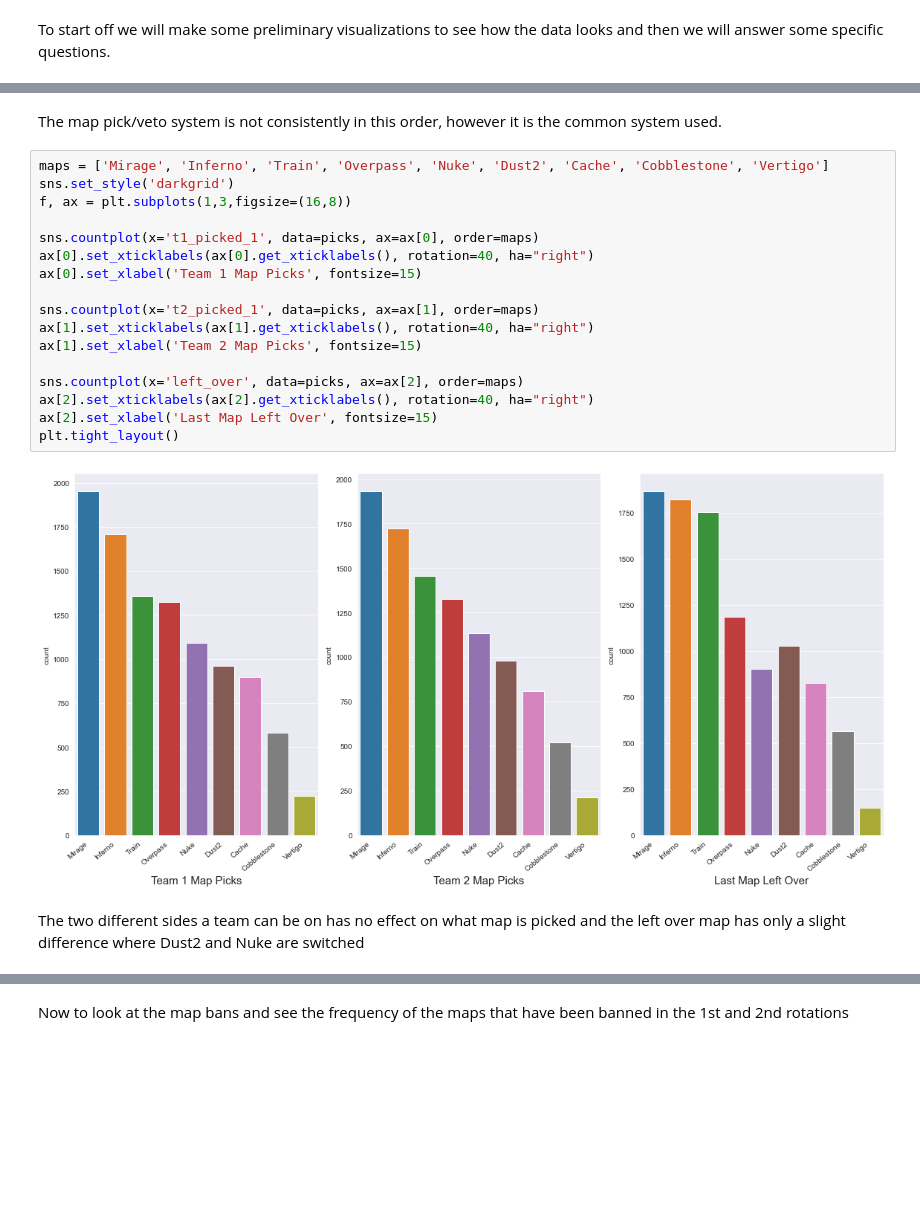
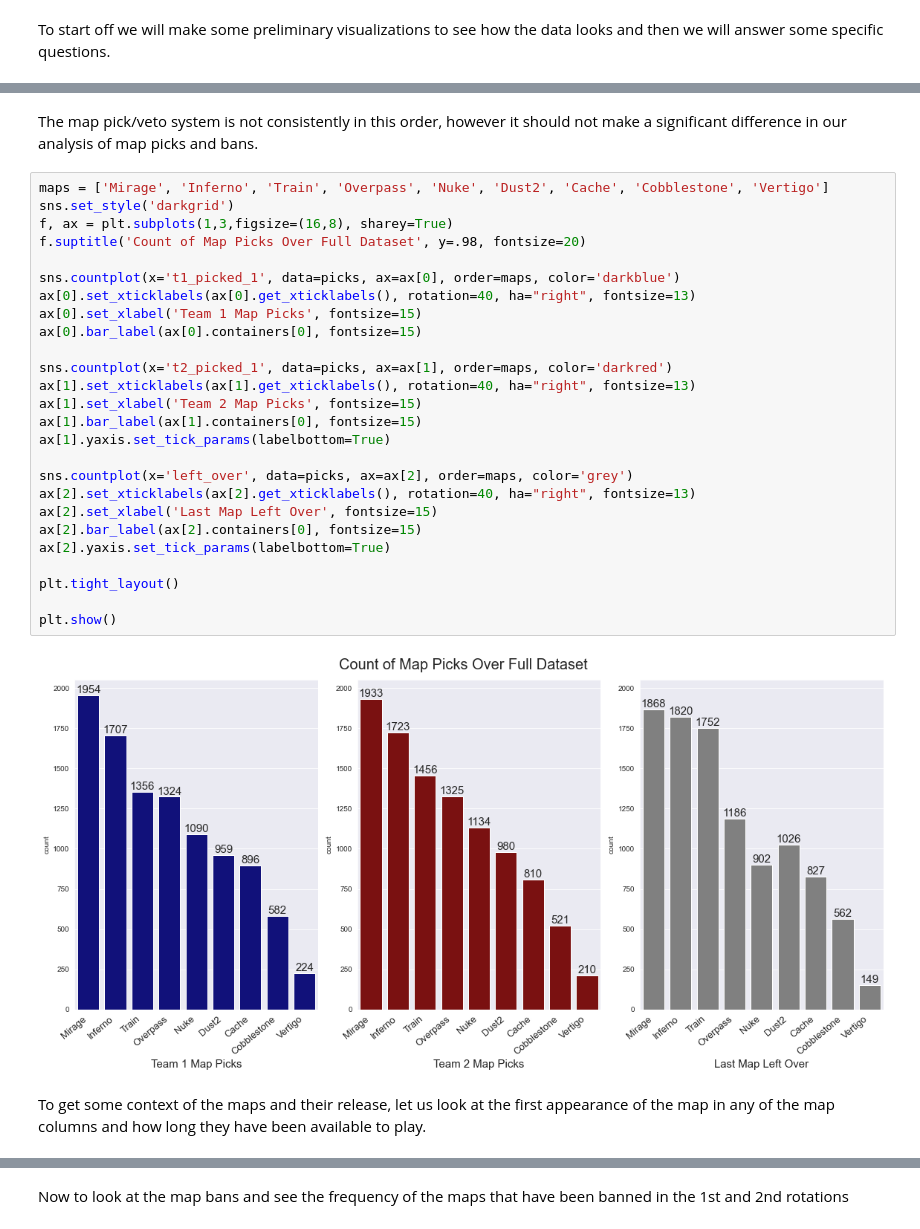
Before and after one commit to tahashahab/competitive_csgo, a Jupyter notebook: csgo_picks.ipynb, the cells around one changed output, grey strips where cells are left out. Drawn from its saved outputs; the diff is of its cells as text; blank space fills up the shorter version.

```diff
--- a/csgo_picks.ipynb
+++ b/csgo_picks.ipynb
@@ -107,23 +110,32 @@ To start off we will make some preliminary visualizations to see how the data lo
 # %% [markdown]
-The map pick/veto system is not consistently in this order, however it is the common system used.
+The map pick/veto system is not consistently in this order, however it should not make a significant difference in our analysis of map picks and bans.
 # %%
 maps = ['Mirage', 'Inferno', 'Train', 'Overpass', 'Nuke', 'Dust2', 'Cache', 'Cobblestone', 'Vertigo']
 sns.set_style('darkgrid')
-f, ax = plt.subplots(1,3,figsize=(16,8))
+f, ax = plt.subplots(1,3,figsize=(16,8), sharey=True)
+f.suptitle('Count of Map Picks Over Full Dataset', y=.98, fontsize=20)
 
-sns.countplot(x='t1_picked_1', data=picks, ax=ax[0], order=maps)
-ax[0].set_xticklabels(ax[0].get_xticklabels(), rotation=40, ha="right")
+sns.countplot(x='t1_picked_1', data=picks, ax=ax[0], order=maps, color='darkblue')
+ax[0].set_xticklabels(ax[0].get_xticklabels(), rotation=40, ha="right", fontsize=13)
 ax[0].set_xlabel('Team 1 Map Picks', fontsize=15)
+ax[0].bar_label(ax[0].containers[0], fontsize=15)
 
-sns.countplot(x='t2_picked_1', data=picks, ax=ax[1], order=maps)
-ax[1].set_xticklabels(ax[1].get_xticklabels(), rotation=40, ha="right")
+sns.countplot(x='t2_picked_1', data=picks, ax=ax[1], order=maps, color='darkred')
+ax[1].set_xticklabels(ax[1].get_xticklabels(), rotation=40, ha="right", fontsize=13)
 ax[1].set_xlabel('Team 2 Map Picks', fontsize=15)
+ax[1].bar_label(ax[1].containers[0], fontsize=15)
+ax[1].yaxis.set_tick_params(labelbottom=True)
 
-sns.countplot(x='left_over', data=picks, ax=ax[2], order=maps)
-ax[2].set_xticklabels(ax[2].get_xticklabels(), rotation=40, ha="right")
+sns.countplot(x='left_over', data=picks, ax=ax[2], order=maps, color='grey')
+ax[2].set_xticklabels(ax[2].get_xticklabels(), rotation=40, ha="right", fontsize=13)
 ax[2].set_xlabel('Last Map Left Over', fontsize=15)
+ax[2].bar_label(ax[2].containers[0], fontsize=15)
+ax[2].yaxis.set_tick_params(labelbottom=True)
+
 plt.tight_layout()
+
+plt.show()
 # %% [output]
-[figure, old version]
+[figure, new version]
-# %% [markdown]
-The two different sides a team can be on has no effect on what map is picked and the left over map has only a slight difference where Dust2 and Nuke are switched
+# %% [markdown]
+To get some context of the maps and their release, let us look at the first appearance of the map in any of the map columns and how long they have been available to play.
```
Also changed, not shown: parts of 36 cells of this notebook.
